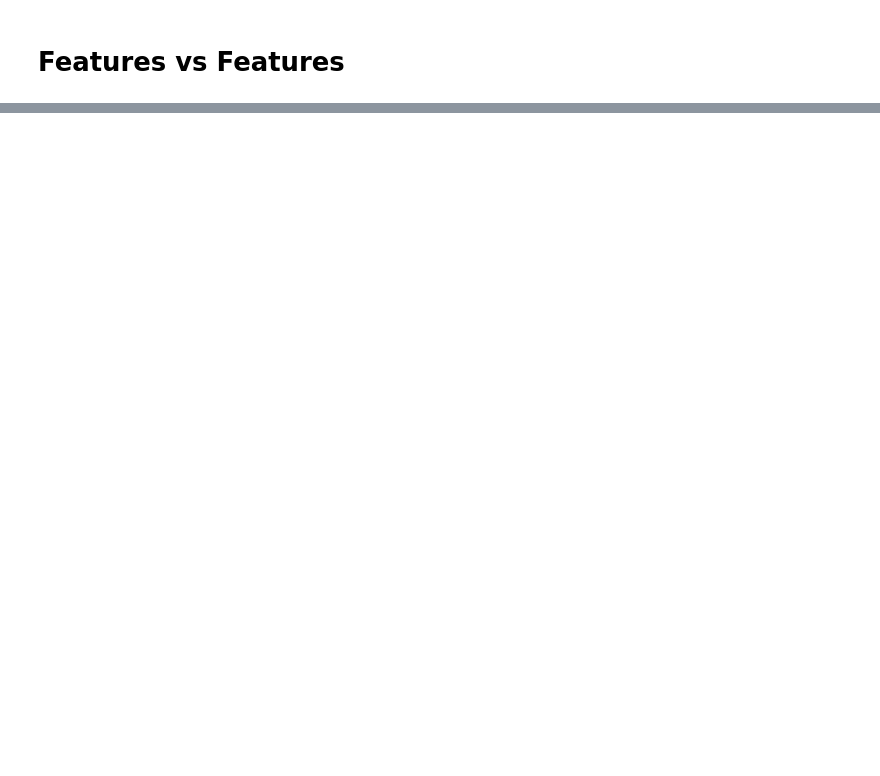
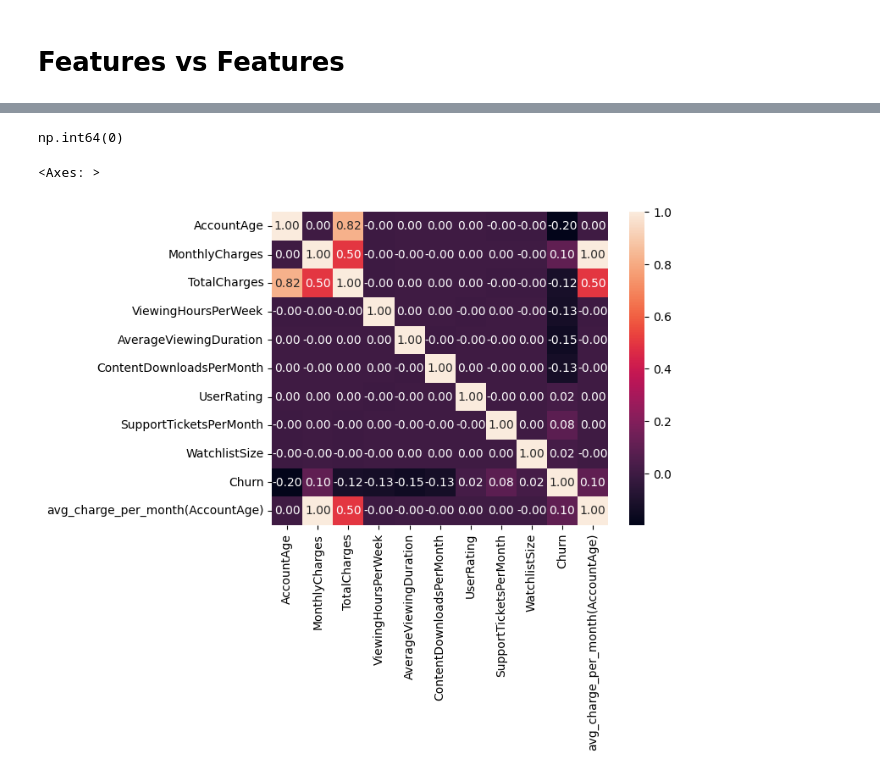
Before and after one commit to tnerler/Telecom-Churn-Prediction-system, a Jupyter notebook: churn_prediction/notebooks/02_exploratory_data_analysis.ipynb, the cells around one changed output, grey strips where cells are left out. Cells and saved outputs as stored; diff of their text form; code cells hidden in the pictures; blank space fills up the shorter version.

```diff
--- a/churn_prediction/notebooks/02_exploratory_data_analysis.ipynb
+++ b/churn_prediction/notebooks/02_exploratory_data_analysis.ipynb
@@ -819,0 +855,12 @@ Name: Churn, dtype: float64
+# %%
+(df["AccountAge"] == 0).sum()
+# %% [output]
+np.int64(0)
+# %%
+epsilon = 1e-5
+df["avg_charge_per_month(AccountAge)"] = df["TotalCharges"] / (df["AccountAge"] + epsilon)
+# %%
+sns.heatmap(df.corr(numeric_only=True), annot=True, fmt=".2f")
+# %% [output]
+<Axes: >
+[figure, added]
```
Also changed, not shown: parts of 24 cells of this notebook, 5 other files.
